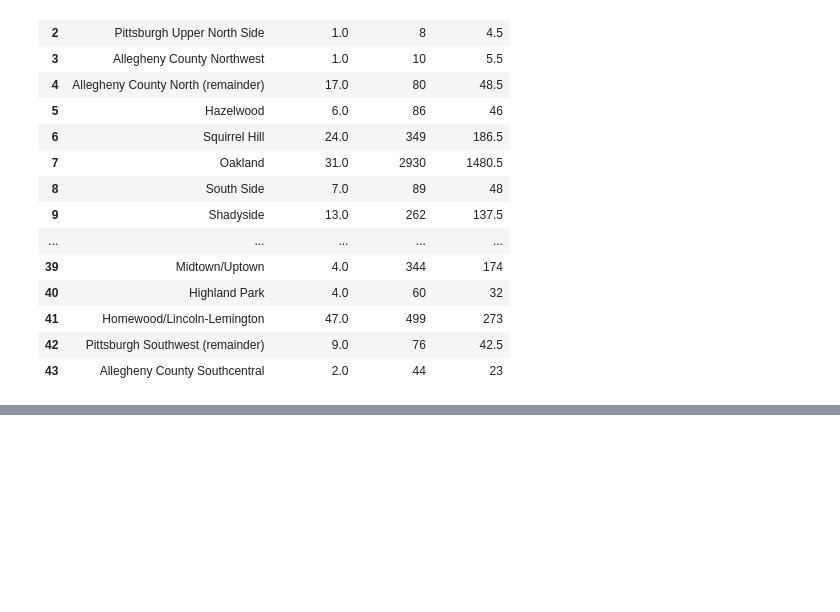
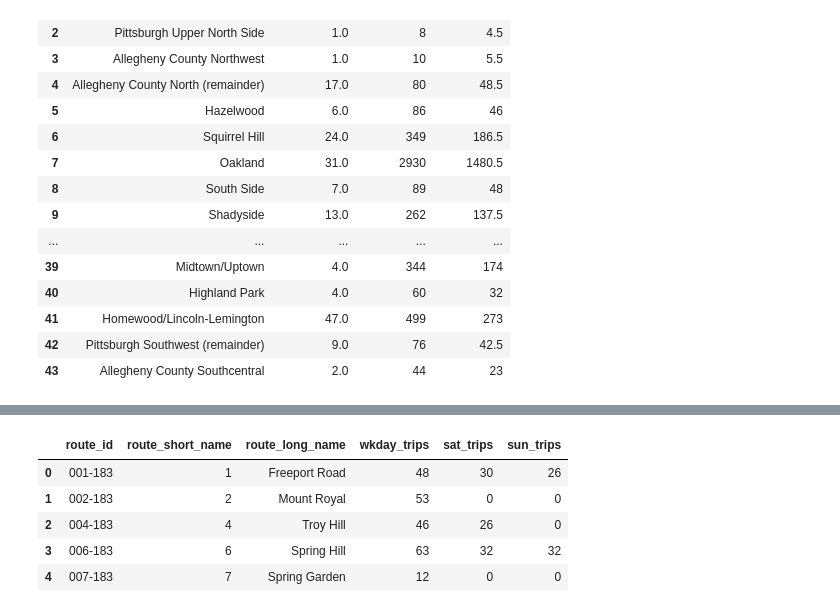
Before and after one commit to MattSamach/PPT_East_Busway, a Jupyter notebook: Notebooks/SPC_Trips.ipynb, the cells around one changed output, grey strips where cells are left out. Cells and saved outputs as stored; diff of their text form; code cells hidden in the pictures; blank space fills up the shorter version.

```diff
--- a/Notebooks/SPC_Trips.ipynb
+++ b/Notebooks/SPC_Trips.ipynb
@@ -340,0 +392,4 @@ matrix_2045.to_csv('spc_trips_2045_all.csv')
+# %%
+route = pd.read_csv('../Data/gtfs/routes.txt', sep=',')
+route = route[["route_id", "route_short_name", "route_long_name"]]
+route.head()
@@ -340,0 +494,13 @@ matrix_2045.to_csv('spc_trips_2045_all.csv')
+# %%
+route_ref = route
+route_ref['wkday_trips'] = routetrip_wkdy
+route_ref['sat_trips'] = routetrip_sat
+route_ref['sun_trips'] = routetrip_sun
+route_ref.head()
+# %% [output]
+|  | route_id | route_short_name | route_long_name | wkday_trips | sat_trips | sun_trips |
+| 0 | 001-183 | 1 | Freeport Road | 48 | 30 | 26 |
+| 1 | 002-183 | 2 | Mount Royal | 53 | 0 | 0 |
+| 2 | 004-183 | 4 | Troy Hill | 46 | 26 | 0 |
+| 3 | 006-183 | 6 | Spring Hill | 63 | 32 | 32 |
+| 4 | 007-183 | 7 | Spring Garden | 12 | 0 | 0 |
```
Also changed, not shown: parts of 22 cells of this notebook, 55 other files.
